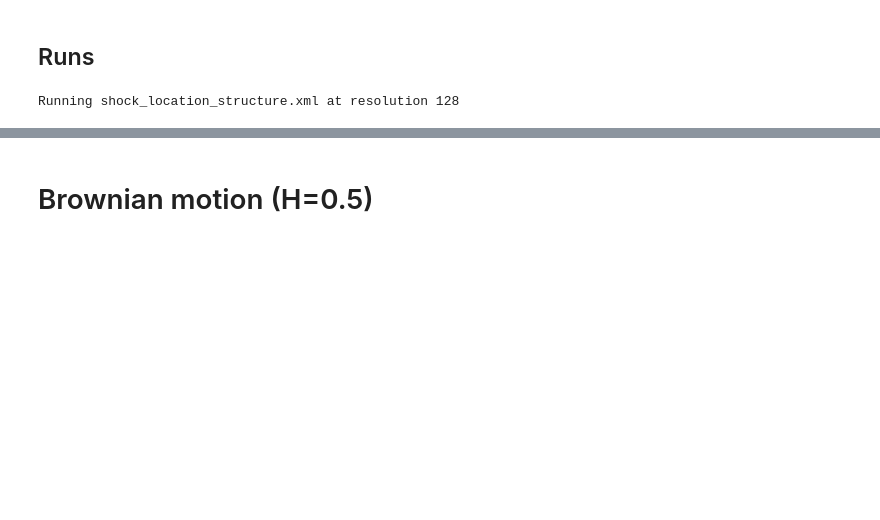
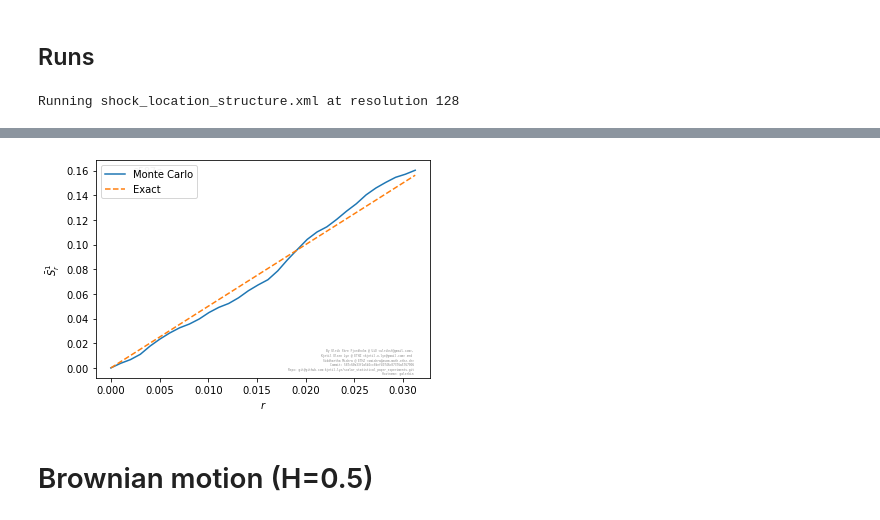
Before and after one commit to kjetil-lye/scalar_statistical_paper_experiments, a Jupyter notebook: notebooks/ComputingStructureAverage.ipynb, the cells around one changed output, grey strips where cells are left out. Saved outputs shown, nothing was run; the diff lists cells and outputs as text; code cells hidden in the pictures; blank space fills up the shorter version.

```diff
--- a/notebooks/ComputingStructureAverage.ipynb
+++ b/notebooks/ComputingStructureAverage.ipynb
@@ -469,3 +535,22 @@ Running shock_location_structure.xml at resolution 128
+# %%
+
+x = 0.5
+S_single_point = structure_single_point('shock_location_structure_0.nc', resolution, H, resolution, p, x)
+
+exact_single_point = np.zeros_like(S_single_point)
+
+for i, h in enumerate(H):
+    exact_single_point[i] = exactStructureShockLocation(x, t, h)
+
+plt.plot(H, S_single_point, label='Monte Carlo')
+plt.plot(H, exact_single_point, '--', label='Exact')
+plt.legend()
+plt.xlabel('$r$')
+plt.ylabel('$\\bar{S}^1_r$')
+
+plot_info.showAndSave('structure_single_point_shock_location_comparison_single_level')
+# %% [output]
+[figure, added]
 # %% [markdown]
 # Brownian motion (H=0.5)
 # %% [markdown]
```
Also changed, not shown: parts of 5 cells of this notebook.
